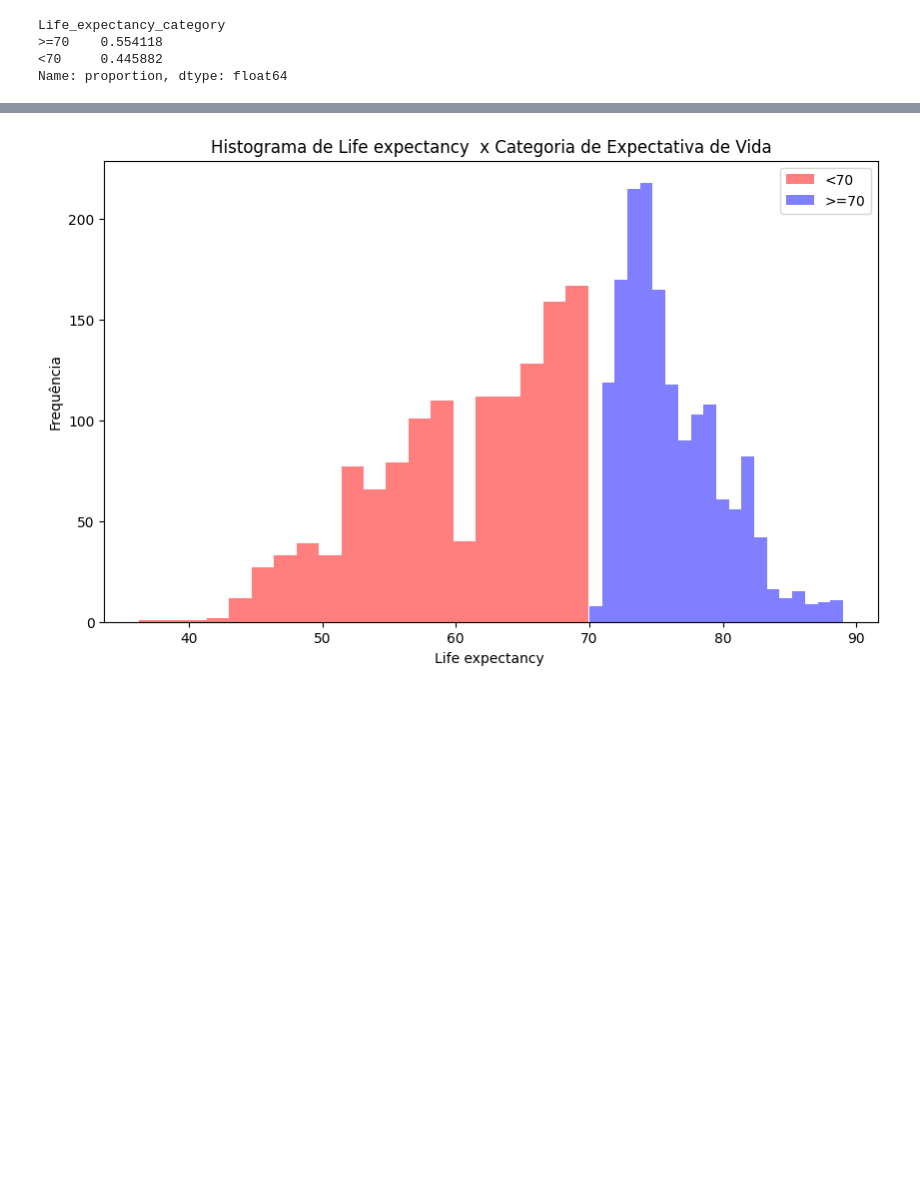
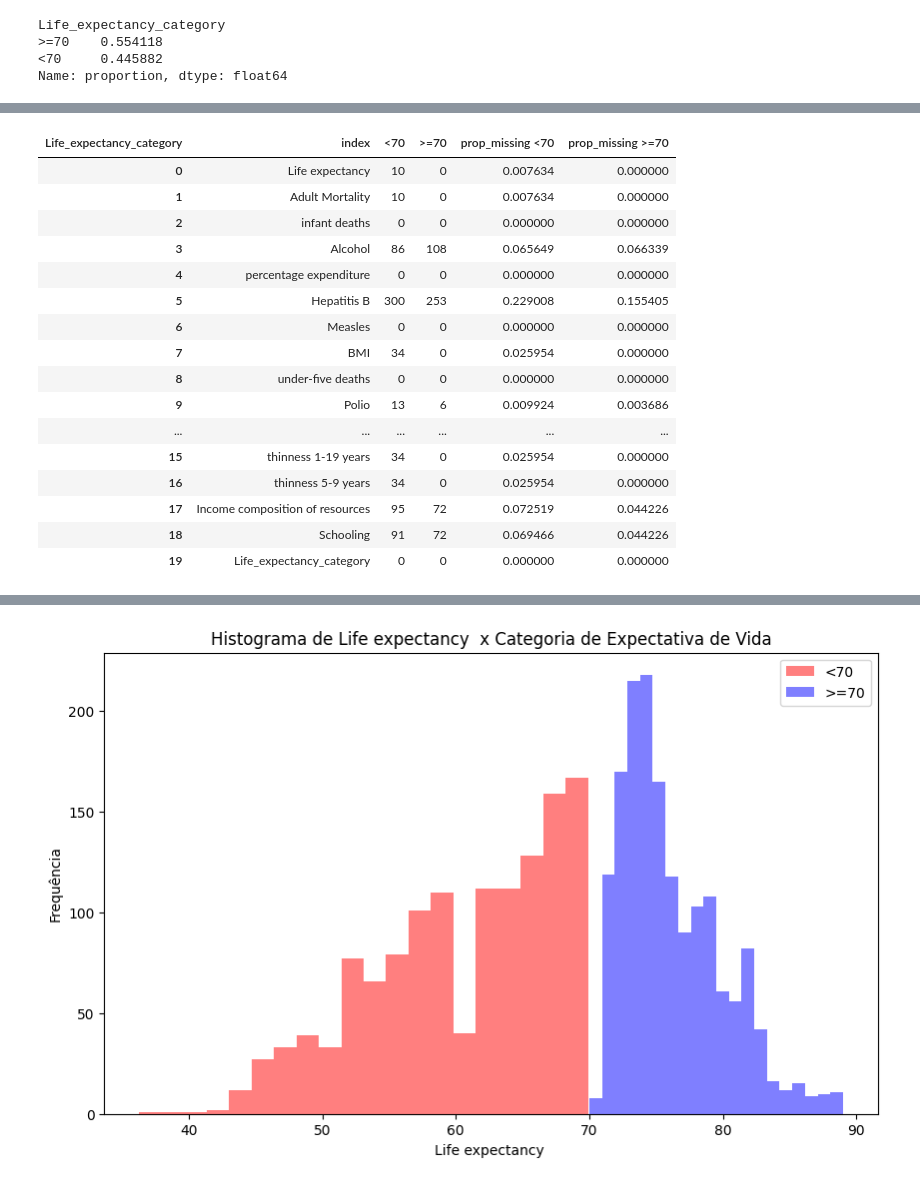
Before and after one commit to buenogi/Life-Expectancy-WHO-ML, a Jupyter notebook: Script/LifeExpectancy.ipynb, the cells around one changed output, grey strips where cells are left out. Cells and saved outputs as stored; diff of their text form; code cells hidden in the pictures; blank space fills up the shorter version.

```diff
--- a/Script/LifeExpectancy.ipynb
+++ b/Script/LifeExpectancy.ipynb
@@ -228,0 +226,23 @@ Life_expectancy_category
+# %%
+# Cálculo da proporção de missing data por variável e por categoria
+missing_data['prop_missing <70'] = missing_data['<70'] / contagem_classes[1]
+missing_data['prop_missing >=70'] = missing_data['>=70'] / contagem_classes[0]
+missing_data
+# %% [output]
+| Life_expectancy_category | index | <70 | >=70 | prop_missing <70 | prop_missing >=70 |
+| 0 | Life expectancy | 10 | 0 | 0.007634 | 0.000000 |
+| 1 | Adult Mortality | 10 | 0 | 0.007634 | 0.000000 |
+| 2 | infant deaths | 0 | 0 | 0.000000 | 0.000000 |
+| 3 | Alcohol | 86 | 108 | 0.065649 | 0.066339 |
+| 4 | percentage expenditure | 0 | 0 | 0.000000 | 0.000000 |
+| 5 | Hepatitis B | 300 | 253 | 0.229008 | 0.155405 |
+| 6 | Measles | 0 | 0 | 0.000000 | 0.000000 |
+| 7 | BMI | 34 | 0 | 0.025954 | 0.000000 |
+| 8 | under-five deaths | 0 | 0 | 0.000000 | 0.000000 |
+| 9 | Polio | 13 | 6 | 0.009924 | 0.003686 |
+| ... | ... | ... | ... | ... | ... |
+| 15 | thinness 1-19 years | 34 | 0 | 0.025954 | 0.000000 |
+| 16 | thinness 5-9 years | 34 | 0 | 0.025954 | 0.000000 |
+| 17 | Income composition of resources | 95 | 72 | 0.072519 | 0.044226 |
+| 18 | Schooling | 91 | 72 | 0.069466 | 0.044226 |
+| 19 | Life_expectancy_category | 0 | 0 | 0.000000 | 0.000000 |
```
Also changed, not shown: parts of 7 cells of this notebook.
